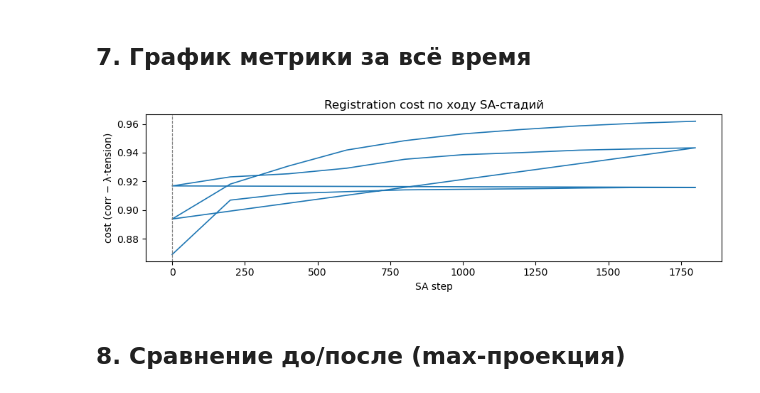
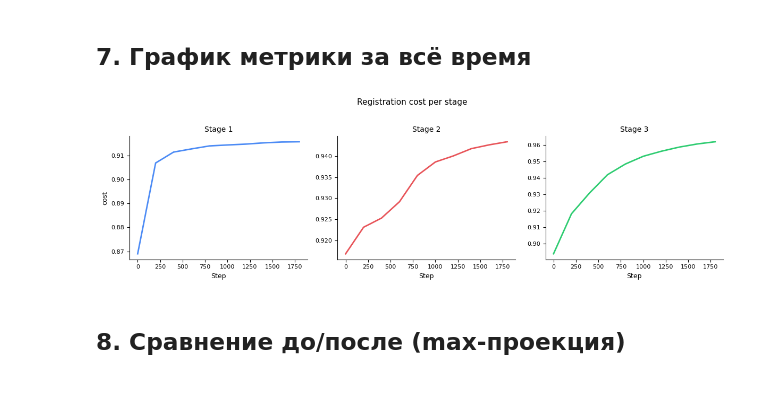
Before and after one commit to IADoronin/brain-morph, a Jupyter notebook: notebooks/registration_demo.ipynb, the cells around one changed output. Saved outputs shown, nothing was run; the diff lists cells and outputs as text; code cells hidden in the pictures.

```diff
--- a/notebooks/registration_demo.ipynb
+++ b/notebooks/registration_demo.ipynb
@@ -260,22 +260,45 @@ Volume(diff_result).visualize(channel=0)
 [figure]
 # %% [markdown]
 ## 7. График метрики за всё время
-# %%
-if cost_log:
-    steps, costs = zip(*cost_log)
-    fig, ax = plt.subplots(figsize=(9, 3))
-    ax.plot(steps, costs, color="tab:blue", lw=1.2)
-    ax.set_xlabel("SA step")
-    ax.set_ylabel("cost (corr − λ·tension)")
-    ax.set_title("Registration cost по ходу SA-стадий")
-    # Отметить перезапуск счётчика при смене стадии
-    for i in range(1, len(steps)):
-        if steps[i] < steps[i - 1]:
-            ax.axvline(steps[i], color="gray", ls="--", lw=0.8)
-    plt.tight_layout()
-    plt.show()
-# %% [output]
-[figure, removed]
+# %%
+if cost_log:
+    # Разбиваем по стадиям (счётчик шагов сбрасывается при смене стадии)
+    stages_data = []
+    current = []
+    for i, (s, c) in enumerate(cost_log):
+        if i > 0 and s < cost_log[i-1][0]:
+            stages_data.append(current)
+            current = []
+        current.append((s, c))
+    stages_data.append(current)
+
+    COLORS = ["#4C8BF5", "#E8555A", "#2ECC71", "#F5A623"]
+    n = len(stages_data)
+    fig, axes = plt.subplots(1, n, figsize=(4 * n, 3.5))
+    if n == 1:
+        axes = [axes]
+
+    for i, (stage_data, ax) in enumerate(zip(stages_data, axes)):
+        steps_, costs_ = zip(*stage_data)
+        color = COLORS[i % len(COLORS)]
+        ax.plot(steps_, costs_, color=color, alpha=0.3, linewidth=0.7)
+        # Скользящее среднее
+        w = max(1, len(costs_) // 20)
+        import numpy as np
+        sm = np.convolve(costs_, np.ones(w)/w, mode="same")
+        ax.plot(steps_, sm, color=color, linewidth=2)
+        ax.set_title(f"Stage {i+1}", fontsize=10)
+        ax.set_xlabel("Step", fontsize=9)
+        if i == 0:
+            ax.set_ylabel("cost", fontsize=9)
+        ax.spines[["top", "right"]].set_visible(False)
+        ax.tick_params(labelsize=8)
+
+    plt.suptitle("Registration cost per stage", fontsize=11, y=1.02)
+    plt.tight_layout()
+    plt.show()
+# %% [output]
+[figure, added]
 # %% [markdown]
 ## 8. Сравнение до/после (max-проекция)
 # %%
```
Also changed, not shown: 1 other file.
